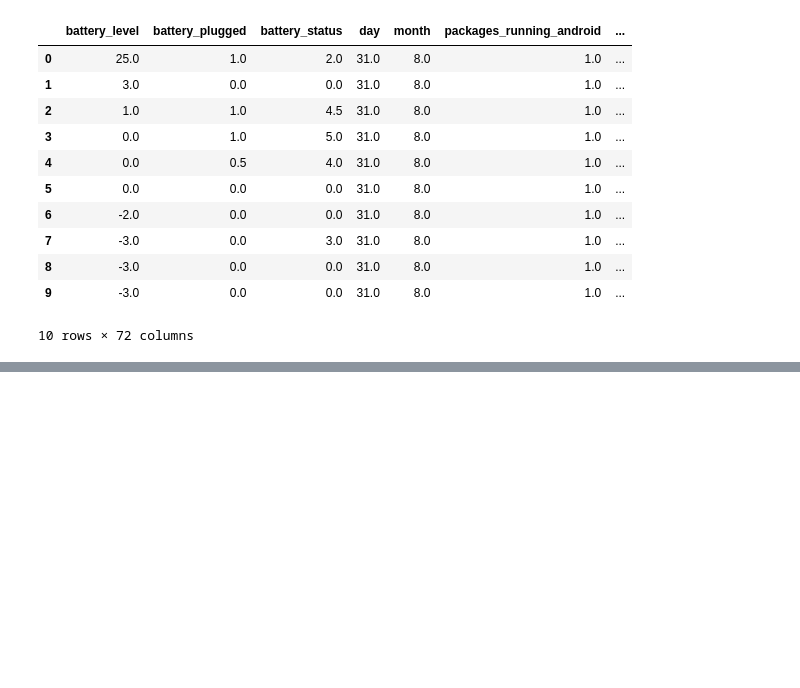
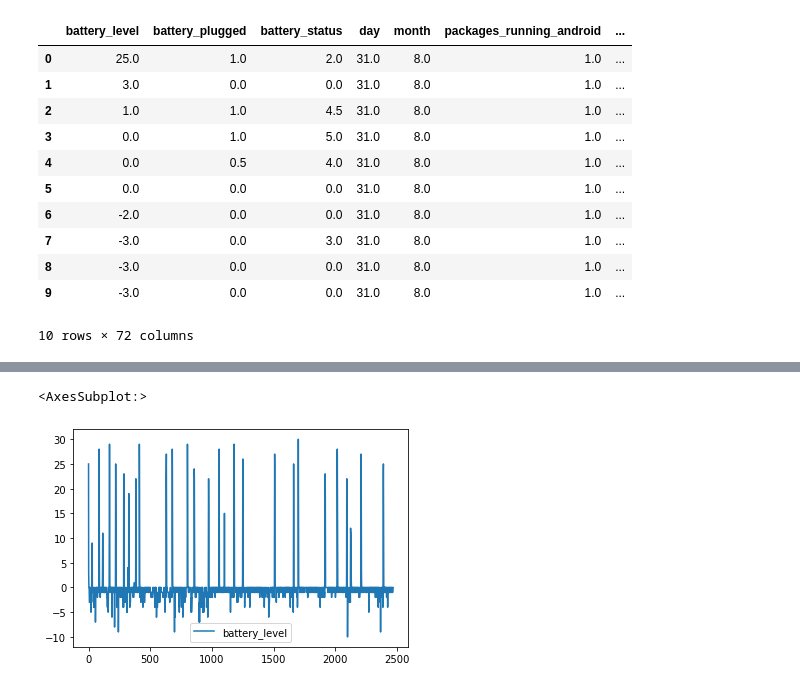
Before and after one commit to JanNogga/PR_project01, a Jupyter notebook: sheet03/dataVisualization.ipynb, the cells around one changed output, grey strips where cells are left out. Drawn from its saved outputs; the diff is of its cells as text; code cells hidden in the pictures; blank space fills up the shorter version.

```diff
--- a/sheet03/dataVisualization.ipynb
+++ b/sheet03/dataVisualization.ipynb
@@ -33,0 +78,5 @@ profile.to_file("output.html")
+# %%
+batterie.plot(y='battery_level')
+# %% [output]
+<AxesSubplot:>
+[figure, added]
```
Also changed, not shown: parts of 30 cells of this notebook, 1 other file.
